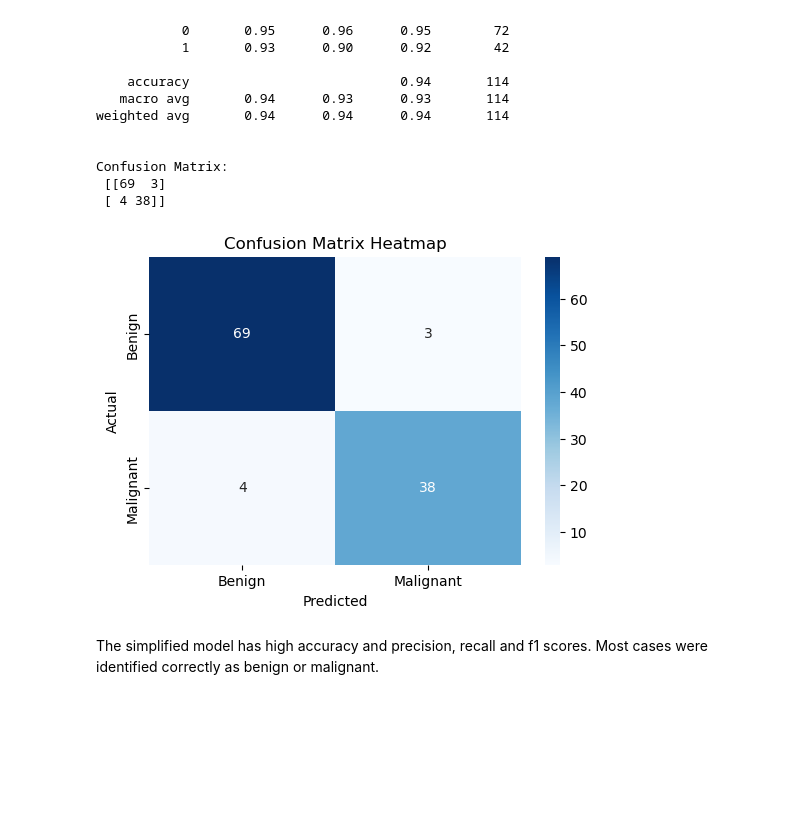
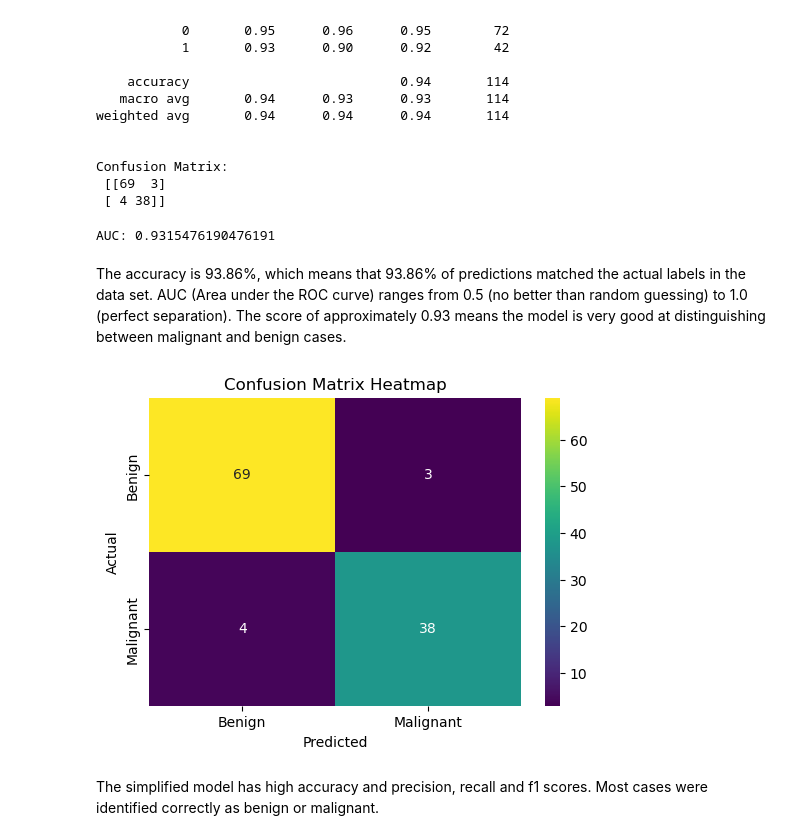
Before and after one commit to hamdahass/DATA5100-group-project, a Jupyter notebook: code/breast_cancer.ipynb, the cells around one changed output. Saved outputs shown, nothing was run; the diff lists cells and outputs as text; code cells hidden in the pictures; blank space fills up the shorter version.

```diff
--- a/code/breast_cancer.ipynb
+++ b/code/breast_cancer.ipynb
@@ -438,21 +438,29 @@ weighted avg       0.94      0.94      0.94       114
 Confusion Matrix:
  [[69  3]
  [ 4 38]]
+# %%
+from sklearn.metrics import roc_auc_score
+print("AUC:", roc_auc_score(y_test_numeric, y_pred))
+# %% [output]
+AUC: 0.9315476190476191
+# %% [markdown]
+The accuracy is 93.86%, which means that 93.86% of predictions matched the actual labels in the data set.
+AUC (Area under the ROC curve) ranges from 0.5 (no better than random guessing) to 1.0 (perfect separation). The score of approximately 0.93 means the model is very good at distinguishing between malignant and benign cases.
 # %%
 cm = confusion_matrix(y_test_numeric, y_pred)
 
 # Create a heatmap
 plt.figure(figsize=(6,4))
-sns.heatmap(cm, annot=True, fmt='d', cmap='Blues',
+sns.heatmap(cm, annot=True, fmt='d', cmap = 'viridis',
             xticklabels=['Benign', 'Malignant'],
             yticklabels=['Benign', 'Malignant'])
 
 plt.xlabel('Predicted')
 plt.ylabel('Actual')
 plt.title('Confusion Matrix Heatmap')
 plt.show()
 # %% [output]
-[figure, old version]
+[figure, new version]
 # %% [markdown]
 The simplified model has high accuracy and precision, recall and f1 scores. Most cases were identified correctly as benign or malignant.
 # %% [markdown]
```
Also changed, not shown: parts of 5 cells of this notebook.
